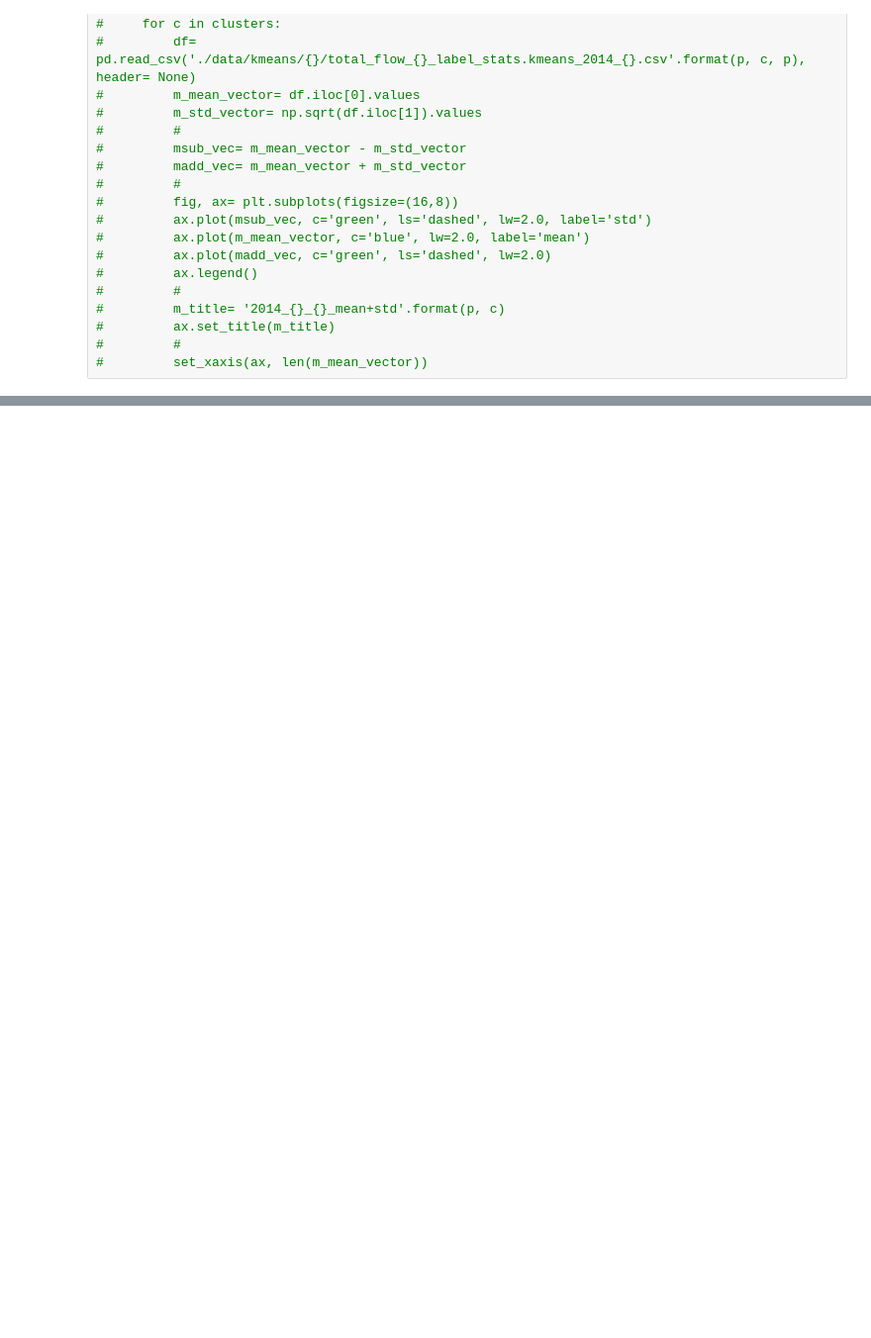
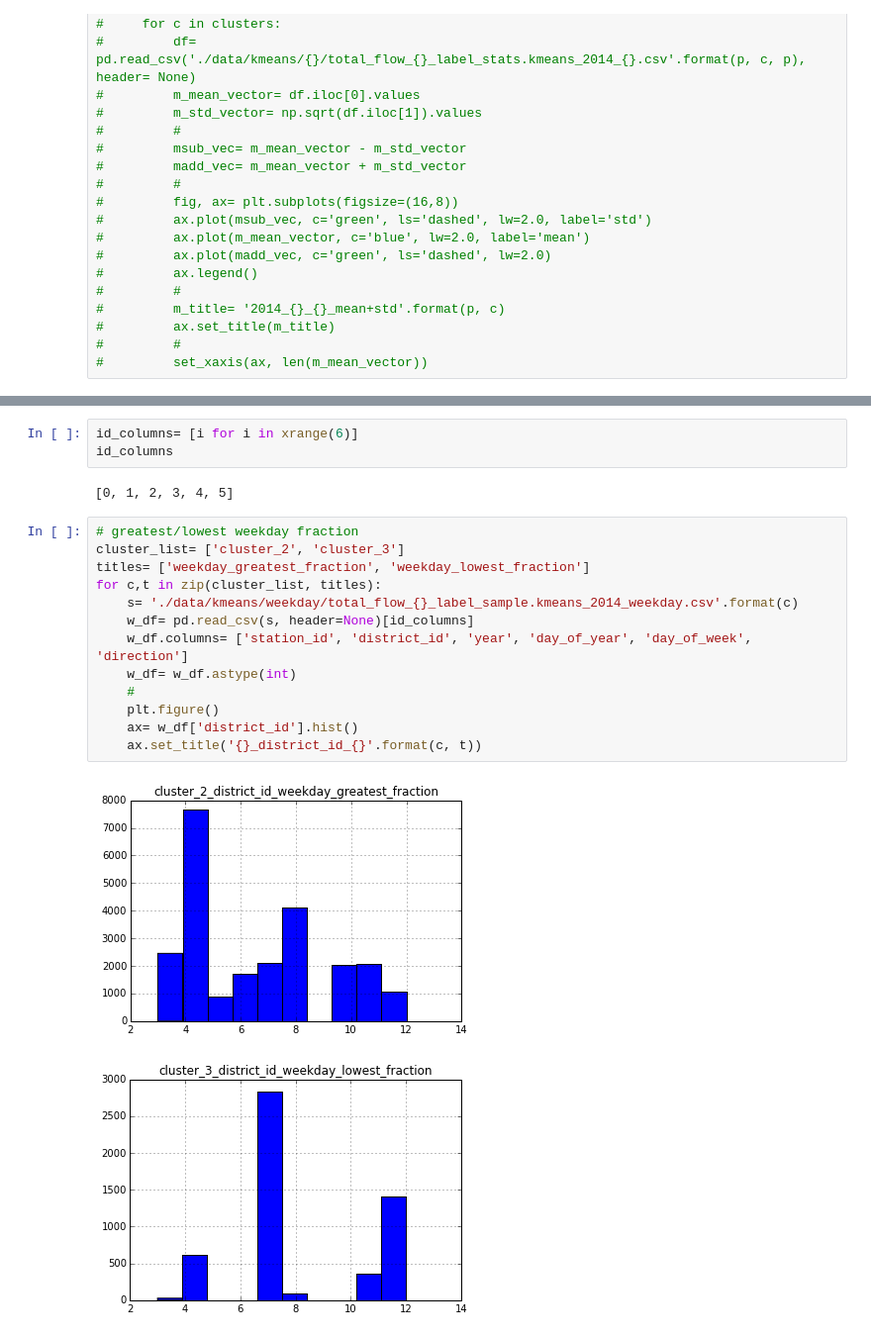
Before and after one commit to conwaywong/dse_capstone, a Jupyter notebook: final/StationDayKMeans.ipynb, the cells around one changed output, grey strips where cells are left out. Shown at 99% size. Saved outputs shown, nothing was run; the diff lists cells and outputs as text; blank space fills up the shorter version.

Commit message:
finalize KMeans analysis

```diff
--- a/final/StationDayKMeans.ipynb
+++ b/final/StationDayKMeans.ipynb
@@ -144,0 +140,21 @@ fig.savefig('2014_weekend_kmeans.png')
+# %%
+id_columns= [i for i in xrange(6)]
+id_columns
+# %% [output]
+[0, 1, 2, 3, 4, 5]
+# %%
+# greatest/lowest weekday fraction
+cluster_list= ['cluster_2', 'cluster_3']
+titles= ['weekday_greatest_fraction', 'weekday_lowest_fraction']
+for c,t in zip(cluster_list, titles):
+    s= './data/kmeans/weekday/total_flow_{}_label_sample.kmeans_2014_weekday.csv'.format(c)
+    w_df= pd.read_csv(s, header=None)[id_columns]
+    w_df.columns= ['station_id', 'district_id', 'year', 'day_of_year', 'day_of_week', 'direction']
+    w_df= w_df.astype(int)
+    #
+    plt.figure()
+    ax= w_df['district_id'].hist()
+    ax.set_title('{}_district_id_{}'.format(c, t))
+# %% [output]
+[figure, added]
+[figure, added]
```
Also changed, not shown: parts of 5 cells of this notebook, 21 other files.
